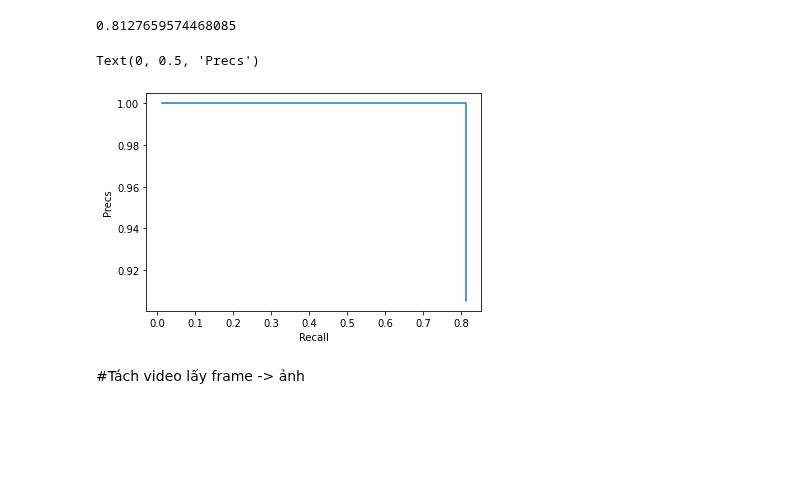
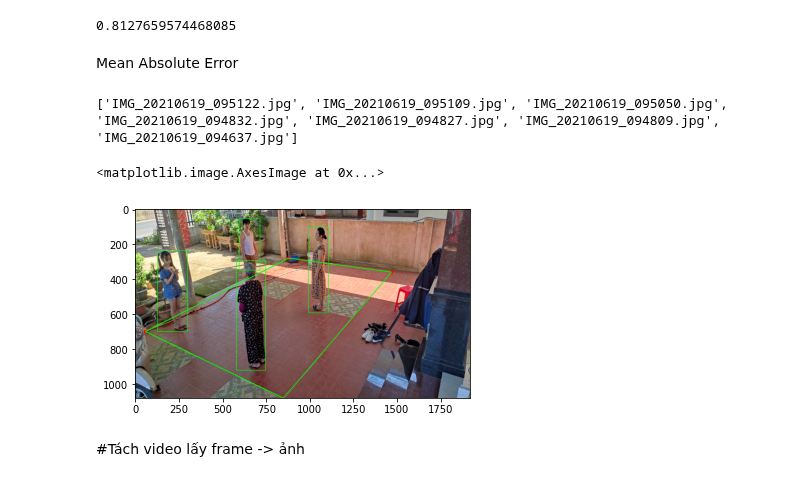
Before and after one commit to lephuocdat2000/Advanced-CV, a Jupyter notebook: FinalProject.ipynb, the cells around one changed output. Drawn from its saved outputs; the diff is of its cells as text; code cells hidden in the pictures; blank space fills up the shorter version.

```diff
--- a/FinalProject.ipynb
+++ b/FinalProject.ipynb
@@ -464,14 +442,35 @@ AP = np.sum((Recalls[1:]-Recalls[0:-1])*Precisions[0:])
 AP
 # %% [output]
 0.8127659574468085
-# %%
-import matplotlib.pyplot as plt
-plt.plot(Recs,Precs)
-plt.xlabel('Recall')
-plt.ylabel('Precs')
-# %% [output]
-Text(0, 0.5, 'Precs')
-[figure, removed]
+# %% [markdown]
+Mean Absolute Error
+# %%
+MAE_data_folder = '/content/drive/MyDrive/Advanced-CV/MAE data'
+image_names = os.listdir(MAE_data_folder)
+# %% [output]
+['IMG_20210619_095122.jpg', 'IMG_20210619_095109.jpg', 'IMG_20210619_095050.jpg', 'IMG_20210619_094832.jpg', 'IMG_20210619_094827.jpg', 'IMG_20210619_094809.jpg', 'IMG_20210619_094637.jpg']
+# %%
+image_1 = cv2.imread(os.path.join(MAE_data_folder,image_names[1]))
+image_1 = cv2.resize(image_1,(1920,1080))
+A = [880,280]
+B = [1470,360]
+C = [60,700]
+D = [850,1080]
+pts = np.array([A, C, D, B],np.int32)
+isClosed = True
+cv2.circle(image_1,tuple(A),10,(0,0,255),-1)
+cv2.circle(image_1,tuple(B),10,(0,0,255),-1)
+cv2.circle(image_1,tuple(C),10,(0,0,255),-1)
+cv2.circle(image_1,tuple(D),10,(0,0,255),-1)
+cv2.polylines(image_1, [pts], isClosed, (0,255,0), 4)
+boxes = darknet_helper(image_1, width, height)
+for (xmin,ymin,xmax,ymax) in boxes:
+    cv2.rectangle(image_1,(int(xmin),int(ymin)),(int(xmax),int(ymax)),(0,255,0),2)
+
+plt.imshow(cv2.cvtColor(image_1,cv2.COLOR_BGR2RGB))
+# %% [output]
+<matplotlib.image.AxesImage at 0x...>
+[figure, added]
 # %% [markdown]
 #Tách video lấy frame -> ảnh
 # %%
```
Also changed, not shown: parts of 4 cells of this notebook.
